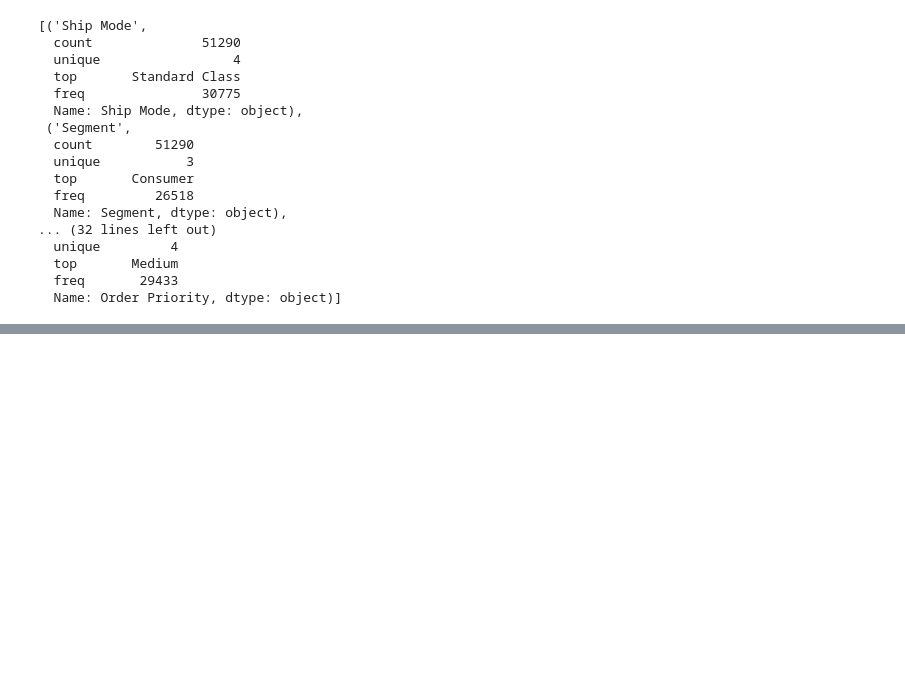
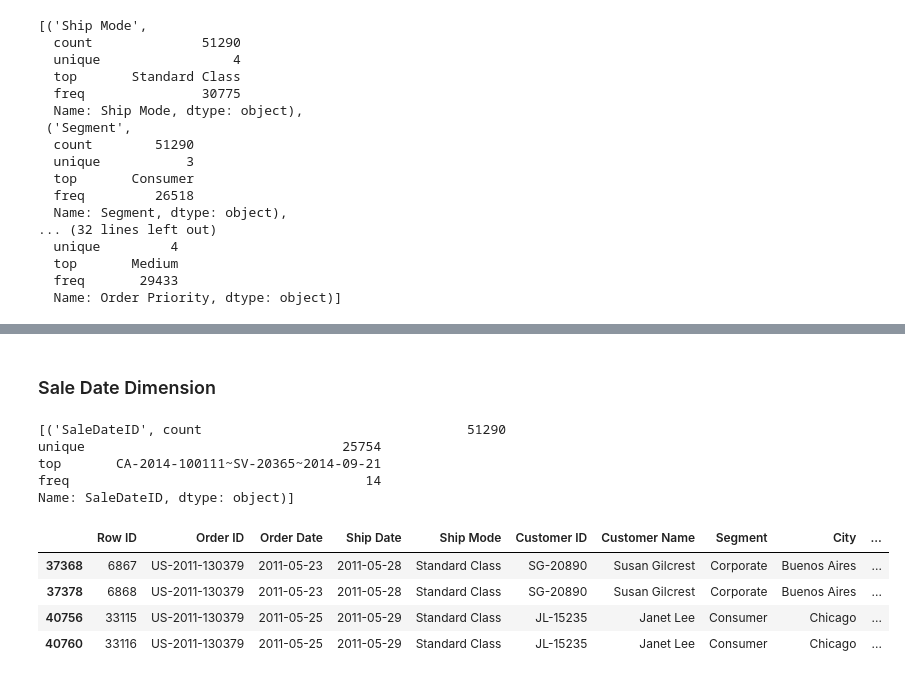
Before and after one commit to intronic/datademo, a Jupyter notebook: data-eng.ipynb, the cells around one changed output, grey strips where cells are left out. Drawn from its saved outputs; the diff is of its cells as text; code cells hidden in the pictures; blank space fills up the shorter version.

```diff
--- a/data-eng.ipynb
+++ b/data-eng.ipynb
@@ -113,0 +177,22 @@ df.head()
+# %% [markdown]
+### Sale Date Dimension
+# %%
+# - Create a composite key SaleDateID for customer sales on a certain date
+#   based on customer and date
+
+df['SaleDateID'] = df['Order ID'] + '~' + df['Customer ID'] + '~' + df['Order Date'].apply(dt.date.isoformat)
+
+print ([(col, df[col].describe()) for col in  ['SaleDateID']])
+
+df.loc[df['Order ID'] == 'US-2011-130379']
+# %% [output]
+[('SaleDateID', count                                  51290
+unique                                 25754
+top       CA-2014-100111~SV-20365~2014-09-21
+freq                                      14
+Name: SaleDateID, dtype: object)]
+|  | Row ID | Order ID | Order Date | Ship Date | Ship Mode | Customer ID | Customer Name | Segment | City | ... |
+| 37368 | 6867 | US-2011-130379 | 2011-05-23 | 2011-05-28 | Standard Class | SG-20890 | Susan Gilcrest | Corporate | Buenos Aires | ... |
+| 37378 | 6868 | US-2011-130379 | 2011-05-23 | 2011-05-28 | Standard Class | SG-20890 | Susan Gilcrest | Corporate | Buenos Aires | ... |
+| 40756 | 33115 | US-2011-130379 | 2011-05-25 | 2011-05-29 | Standard Class | JL-15235 | Janet Lee | Consumer | Chicago | ... |
+| 40760 | 33116 | US-2011-130379 | 2011-05-25 | 2011-05-29 | Standard Class | JL-15235 | Janet Lee | Consumer | Chicago | ... |
```
Also changed, not shown: parts of 32 cells of this notebook.
